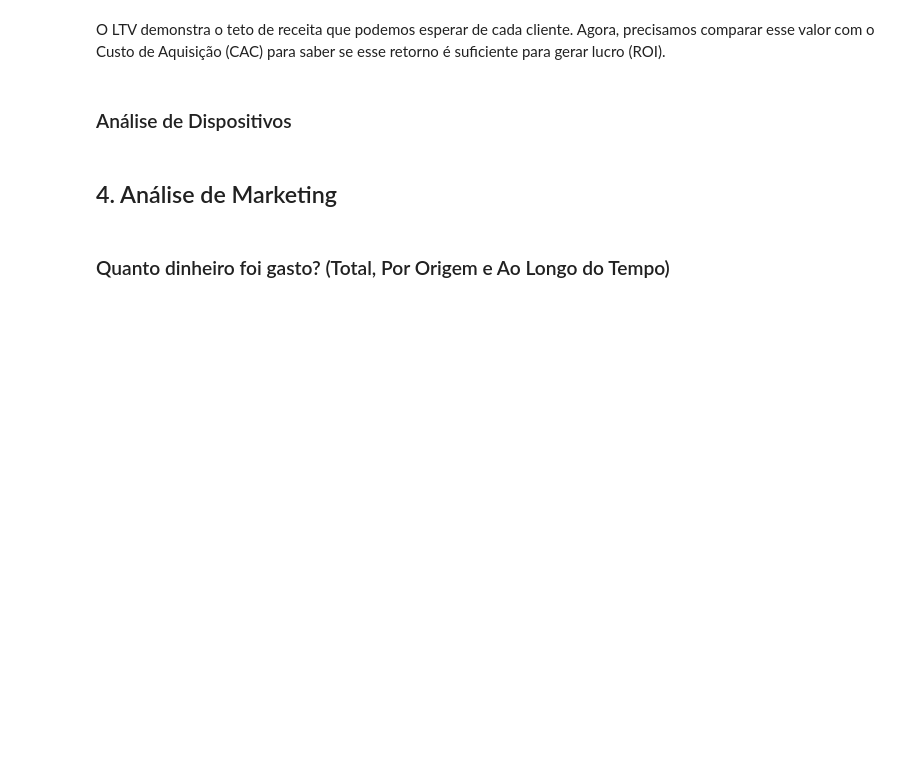
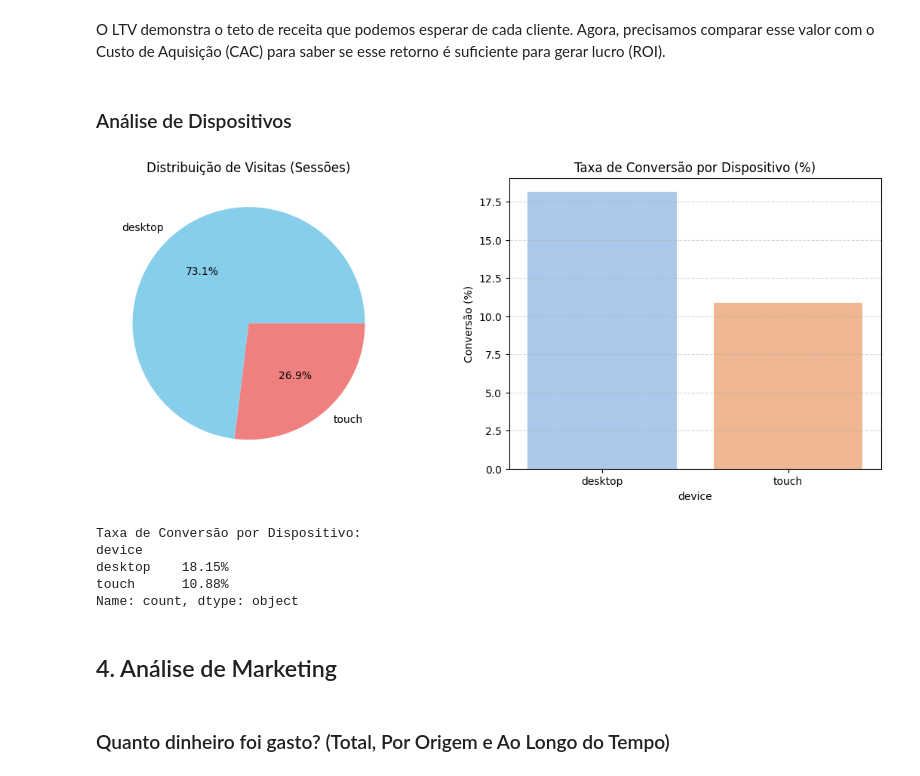
Before and after one commit to msitta/YAfisha, a Jupyter notebook: YAfisha_pt.ipynb, the cells around one changed output. Drawn from its saved outputs; the diff is of its cells as text; code cells hidden in the pictures; blank space fills up the shorter version.

Commit message:
Correções para acertar o carregamento dos dataframes. Correções para eliminar avisos do Seaborn (deprecated features).

```diff
--- a/YAfisha_pt.ipynb
+++ b/YAfisha_pt.ipynb
@@ -36,10 +13,35 @@ ERRO: O Python não achou a pasta 'Data_sets'. Verifique se o nome está exato (
 # %%
-# Os dataframes são carregados e os parâmetros parse_dates e dtype são utilizados para otimização de memória e tipo de dados.
-costs_df = pd.read_csv('Data_sets/costs_us.csv', parse_dates=['dt'])
-orders_df = pd.read_csv('Data_sets/orders_log_us.csv', parse_dates=['Buy Ts'])
-visits_df = pd.read_csv('Data_sets/visits_log_us.csv', parse_dates=['Start Ts', 'End Ts'], dtype={'Device': 'category'})
+# Os Dataframes são carregados utilizando os parâmetros parse_dates e dtype para otimização de memória e tipos de dados.
 
-# Renomeação das colunas para que remetam mais facilmente a seus conteúdos.
+# Define URLs "Raw" (brutas) do repositório GitHub
+# O Pandas consegue ler a partir de links raw
+base_url = 'https://raw.githubusercontent.com/msitta/YAfisha/main/Data_sets/'
+
+try:
+    print("Tentando arquivos locais...")
+    costs_df = pd.read_csv('./Data_sets/costs_us.csv', parse_dates=['dt'])
+    orders_df = pd.read_csv('./Data_sets/orders_log_us.csv', parse_dates=['Buy Ts'])
+    visits_df = pd.read_csv('./Data_sets/visits_log_us.csv', parse_dates=['Start Ts', 'End Ts'], dtype={'Device': 'category'})
+    print("Sucesso: Arquivos locais carregados.")
+
+except FileNotFoundError:
+    try:
+        print("Tentando caminho do servidor...")
+        costs_df = pd.read_csv('/datasets/costs_us.csv', parse_dates=['dt'])
+        orders_df = pd.read_csv('/datasets/orders_log_us.csv', parse_dates=['Buy Ts'])
+        visits_df = pd.read_csv('/datasets/visits_log_us.csv', parse_dates=['Start Ts', 'End Ts'], dtype={'Device': 'category'})
+        print("Sucesso: Arquivos carregados do servidor.")
+
+    except FileNotFoundError:
+        print("Tentando baixar do GitHub...")
+        repo_url = 'https://raw.githubusercontent.com/msitta/YAfisha/main/Data_sets/'
+
+        costs_df = pd.read_csv(repo_url + 'costs_us.csv', parse_dates=['dt'])
+        orders_df = pd.read_csv(repo_url + 'orders_log_us.csv', parse_dates=['Buy Ts'])
+        visits_df = pd.read_csv(repo_url + 'visits_log_us.csv', parse_dates=['Start Ts', 'End Ts'], dtype={'Device': 'category'})
+        print("Sucesso: Arquivos baixados do GitHub.")
+
+# Renomeação das colunas para facilitar a associação com seus conteúdos.
 costs_df.columns = ('source_id', 'date', 'costs' )
 orders_df.columns = ('buy_ts', 'revenue', 'uid')
 visits_df.columns = ('device', 'end_ts', 'source_id', 'start_ts', 'uid')
@@ -281,34 +467,41 @@ buyers = orders_df['uid'].unique()
 # Filtramos apenas os dispositivos dos compradores
 buyers_device = first_device[first_device.index.isin(buyers)].value_counts()
 
 # Calculamos a taxa de conversão (Compradores / Total de Visitantes Únicos)
 total_visitors_device = visits_df.groupby('uid')['device'].first().value_counts()
 conversion_device = (buyers_device / total_visitors_device * 100)
 
 # --- Gráficos ---
 fig, ax = plt.subplots(1, 2, figsize=(14, 5))
 
 # Gráfico 1: Quem visita mais? (Pizza)
 ax[0].pie(visits_by_device, labels=visits_by_device.index, autopct='%1.1f%%', colors=['skyblue', 'lightcoral'])
 ax[0].set_title('Distribuição de Visitas (Sessões)')
 
 # Gráfico 2: Quem converte mais? (Barra)
 sns.barplot(x=conversion_device.index,
             y=conversion_device.values,
             ax=ax[1],
-            palette='pastel'
+            palette='pastel',
             hue=conversion_device.index,
             legend=False
             )
 ax[1].set_title('Taxa de Conversão por Dispositivo (%)')
 ax[1].set_ylabel('Conversão (%)')
 ax[1].grid(axis='y', linestyle='--', alpha=0.5)
 
 plt.show()
 
 # Print dos números exatos
 print("Taxa de Conversão por Dispositivo:")
 print(conversion_device.round(2).astype(str) + '%')
+# %% [output]
+[figure, added]
+Taxa de Conversão por Dispositivo:
+device
+desktop    18.15%
+touch      10.88%
+Name: count, dtype: object
 # %% [markdown]
 ## 4. Análise de Marketing
 # %% [markdown]
```
Also changed, not shown: parts of 24 cells of this notebook.
